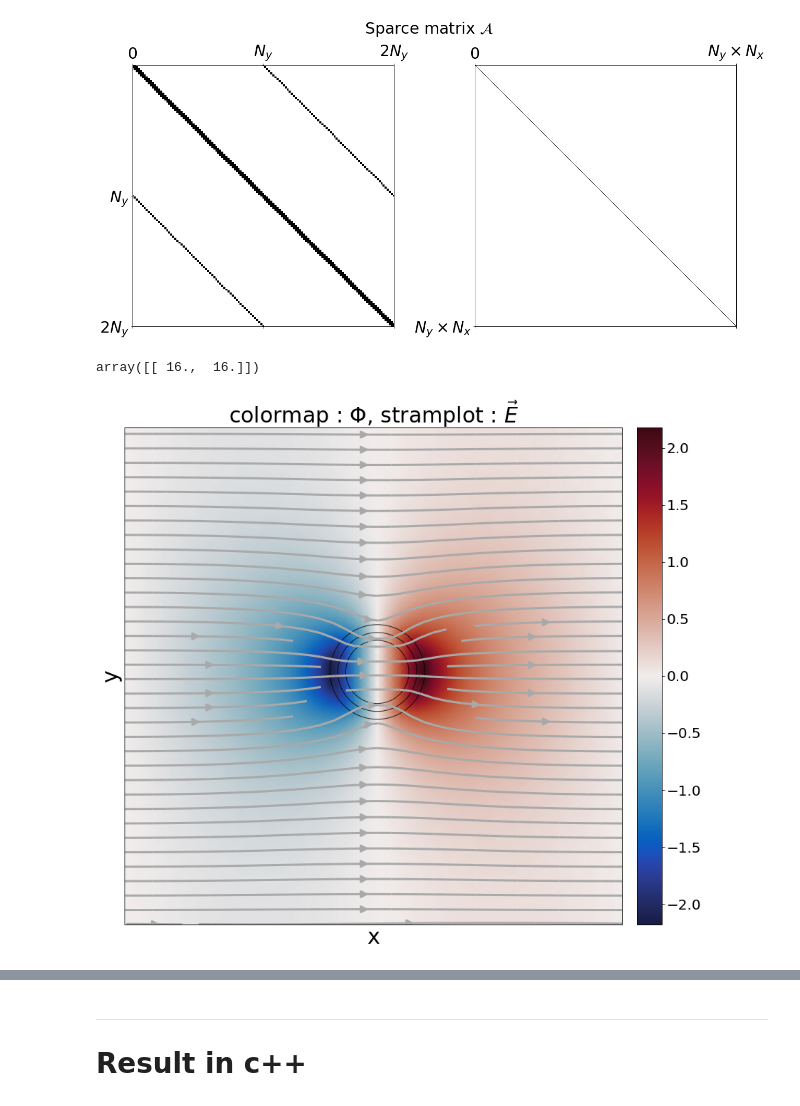
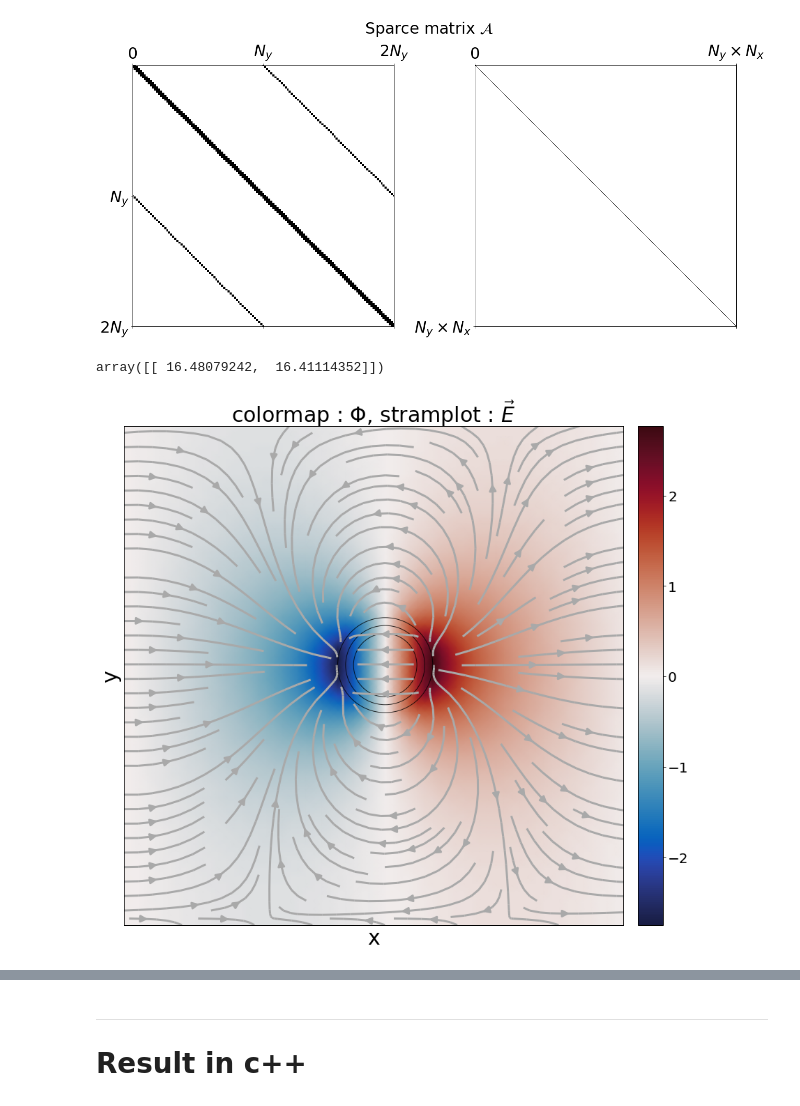
Before and after one commit to Takuma6/linearSystem, a Jupyter notebook: sparse.ipynb, the cells around one changed output, grey strips where cells are left out. Drawn from its saved outputs; the diff is of its cells as text; code cells hidden in the pictures.

```diff
--- a/sparse.ipynb
+++ b/sparse.ipynb
@@ -242,20 +250,24 @@ def stag_a():
     return A
 
 def stag_a_cpp():
-    pb_l = lambda a : int(np.fmod(N**2+a, N**2))
+    Nx, Ny = N, N
+    def pbc(i_, j_):
+        i_star = (i_+Nx)%Nx
+        #j_star = (j_+Ny)%Ny
+        return (i_star*Ny+j_+NN)%NN
     A = np.zeros((NN, NN))
     dx2 = sys.grid.dx**2
-    for i in range(N):
-        for j in range(N):
-            i_hat, j_hat = N*i+j, N*i+j
-            A[pb_l(i_hat-N), j_hat] =  (  eps+np.roll(eps, 1, axis=0))[i,j]/2/dx2 #i-1,j
-            A[pb_l(i_hat+N), j_hat] =  (  eps+np.roll(eps,-1, axis=0))[i,j]/2/dx2 #i+1,j
-            A[pb_l(j_hat-1), i_hat] =  (  eps+np.roll(eps, 1, axis=1))[i,j]/2/dx2 #i  ,j-1
-            A[pb_l(j_hat+1), i_hat] =  (  eps+np.roll(eps,-1, axis=1))[i,j]/2/dx2 #i  ,j+1
-            A[     i_hat   , j_hat] = -(4*eps+np.roll(eps, 1, axis=0) \
-                                             +np.roll(eps,-1, axis=0) \
-                                             +np.roll(eps, 1, axis=1) \
-                                             +np.roll(eps,-1, axis=1))[i,j]/2/dx2 #i  ,j
+    for i in range(Nx):
+        for j in range(Ny):
+            idx =  i*Ny+j
+            A[idx, pbc(i-1,j  )] =  (  eps+np.roll(eps, 1, axis=0))[i,j]/2/dx2 #i-1,j
+            A[idx, pbc(i+1,j  )] =  (  eps+np.roll(eps,-1, axis=0))[i,j]/2/dx2 #i+1,j
+            A[idx, pbc(i  ,j-1)] =  (  eps+np.roll(eps, 1, axis=1))[i,j]/2/dx2 #i  ,j-1
+            A[idx, pbc(i  ,j+1)] =  (  eps+np.roll(eps,-1, axis=1))[i,j]/2/dx2 #i  ,j+1
+            A[idx, pbc(i  ,j  )] = -(4*eps+np.roll(eps, 1, axis=0) \
+                                          +np.roll(eps,-1, axis=0) \
+                                          +np.roll(eps, 1, axis=1) \
+                                          +np.roll(eps,-1, axis=1))[i,j]/2/dx2 #i  ,j
     return A
 
 def stag_b_cpp():
@@ -266,17 +278,19 @@ def stag_b_cpp():
     return dmy
 # %%
 coef_E = 1
-eps_f  = 1
-eps_p  = 10
-N, NN, R, phi, eps, deps, rho_e, Ext, potential_ext = initialize_func(coef_E, eps_f, eps_p)
+eps_f  = 2
+eps_p  = 80
+N, NN, R, phi, eps, deps, rho_e, Ext, potential_ext = initialize_func(coef_E, eps_f, eps_p, noise=True)
 A = stag_a_cpp()
 b = stag_b_cpp()
 counter         = gmres_counter()
-potential, info = lgmres(A, b, tol=1e-5, callback=counter)
+potential, info = lgmres(A, b, tol=1e-7, callback=counter)
 potential       = potential.reshape((N,N))
 E               = -sys.ifftu(1j*sys.grid.K*sys.grid.shiftK()*sys.ffta(potential))
+rho_b           = bound_charge_solver(E + Ext, 1)
 E[...]          =  sys.grid.x2scalar(E[0]),sys.grid.y2scalar(E[1])
-rho_b           = bound_charge_solver(E + Ext, 1)
+#E = -1/2/sys.grid.dx*np.stack([(np.roll(potential, -1, axis=i)-np.roll(potential, 1, axis=i)) for i in range(2)])
+#rho_b           = bound_charge_solver_fd(E + Ext, 1)
 print(info)
 
 output_file = 'phi.h5'
@@ -334,23 +351,23 @@ plt.show()
 # %%
 R
 # %% [output]
-array([[ 16.,  16.]])
+array([[ 16.48079242,  16.41114352]])
 # %%
 fig, ax = plt.subplots(figsize=(12,12))
 im   = ax.pcolormesh(X, Y, potential,cmap=cmocean.cm.balance,shading='gouraud')
-strm = ax.streamplot(x, y, np.transpose((E+Ext)[0]), np.transpose((E+Ext)[1]), linewidth=3, color='darkgrey', \
+strm = ax.streamplot(x, y, np.transpose((E)[0]), np.transpose((E)[1]), linewidth=3, color='darkgrey', \
                                      cmap=cmocean.cm.balance, density=1.2, arrowsize=2)
 for da in [-sys.particle.xi/2, 0, sys.particle.xi/2]:
     c = plt.Circle((R[0,0], R[0,1]), sys.particle.radius + da, color='k', fill=False, lw=1, alpha=0.8)
     ax.add_artist(c)
 set_colorbar(ax, im)
 set_here(fig, ax)
 ax.set_title("colormap : "+r"$\Phi$"+", stramplot : "+r"$\vec{E}$", fontsize=30)
 
 fig.tight_layout()
 plt.show()
 # %% [output]
-[figure, old version]
+[figure, new version]
 # %%
 fig, ax = plt.subplots(figsize=(12,12))
 im   = ax.pcolormesh(X, Y, potential+potential_ext,cmap=cmocean.cm.balance,shading='gouraud')
```
Also changed, not shown: parts of 17 cells of this notebook, 2 other files.
